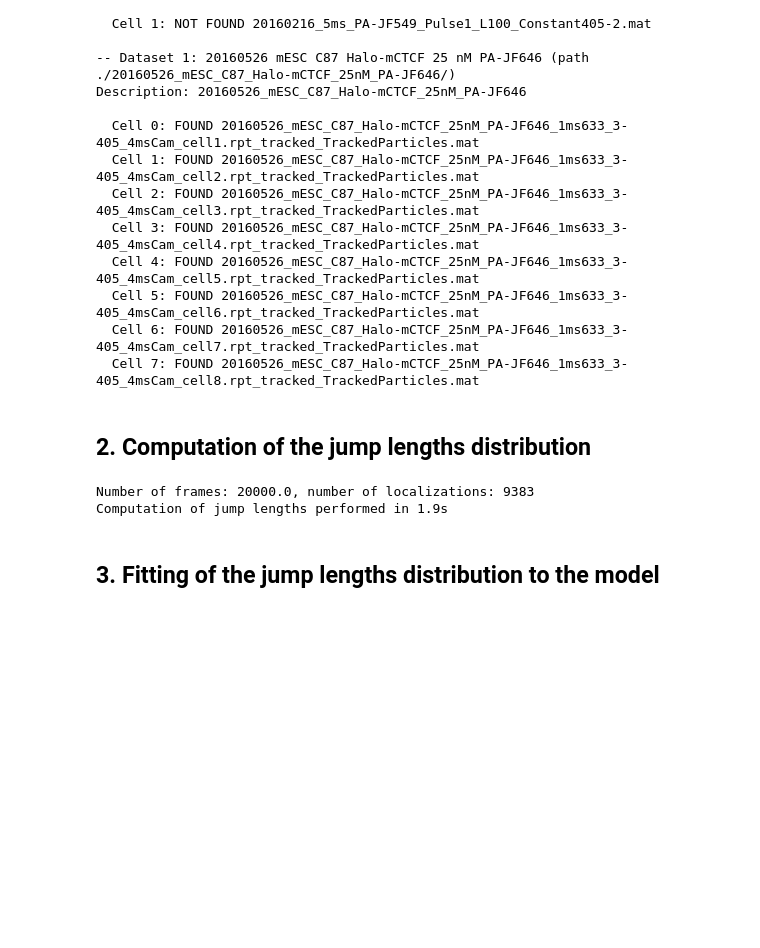
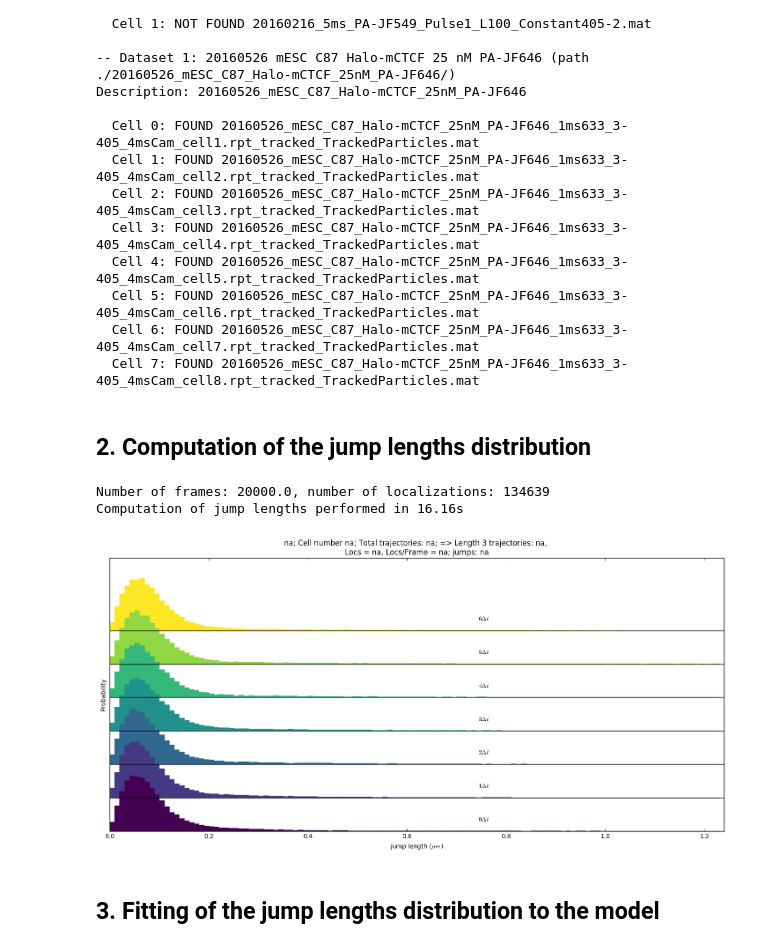
Before and after one commit to elifesciences-publications/spot-on-cli, a Jupyter notebook: fastSPT_tutorial.ipynb, the cells around one changed output. Drawn from its saved outputs; the diff is of its cells as text; code cells hidden in the pictures; blank space fills up the shorter version.

```diff
--- a/fastSPT_tutorial.ipynb
+++ b/fastSPT_tutorial.ipynb
@@ -47,12 +51,26 @@ cellall = fastSPT_tools.load_dataset("./datasets/", 1, [0,1,2,3,4,5,6,7]) ## Loa
 ## 2. Computation of the jump lengths distribution
 # %%
 reload(fastSPT)
-h1 = fastSPT.compute_jump_length_distribution(cell0, CDF=True, useAllTraj=True)
 
-print "Computation of jump lengths performed in {:.2}s".format(h1[-1]['time'])
-## TODO MW: try with useAllTraj = True
+CDF=True
+
+h1 = fastSPT.compute_jump_length_distribution(cellall, CDF=CDF, useAllTraj=True)
+
+HistVecJumps = h1[2]
+JumpProb = h1[3]
+HistVecJumpsCDF = h1[0]
+JumpProbCDF = h1[1]
+
+
+print "Computation of jump lengths performed in {:.2f}s".format(h1[-1]['time'])
 # %% [output]
-Number of frames: 20000.0, number of localizations: 9383
-Computation of jump lengths performed in 1.9s
+Number of frames: 20000.0, number of localizations: 134639
+Computation of jump lengths performed in 16.16s
+# %%
+# Initialize the plot
+plt.figure(figsize=(18,8))
+fastSPT_plot.plot_histogram(h1[2], h1[3]) ## Read the documentation of this function to learn how to populate all the 'na' fields
+# %% [output]
+[figure, added]
 # %% [markdown]
 ## 3. Fitting of the jump lengths distribution to the model
```
Also changed, not shown: parts of 5 cells of this notebook.
